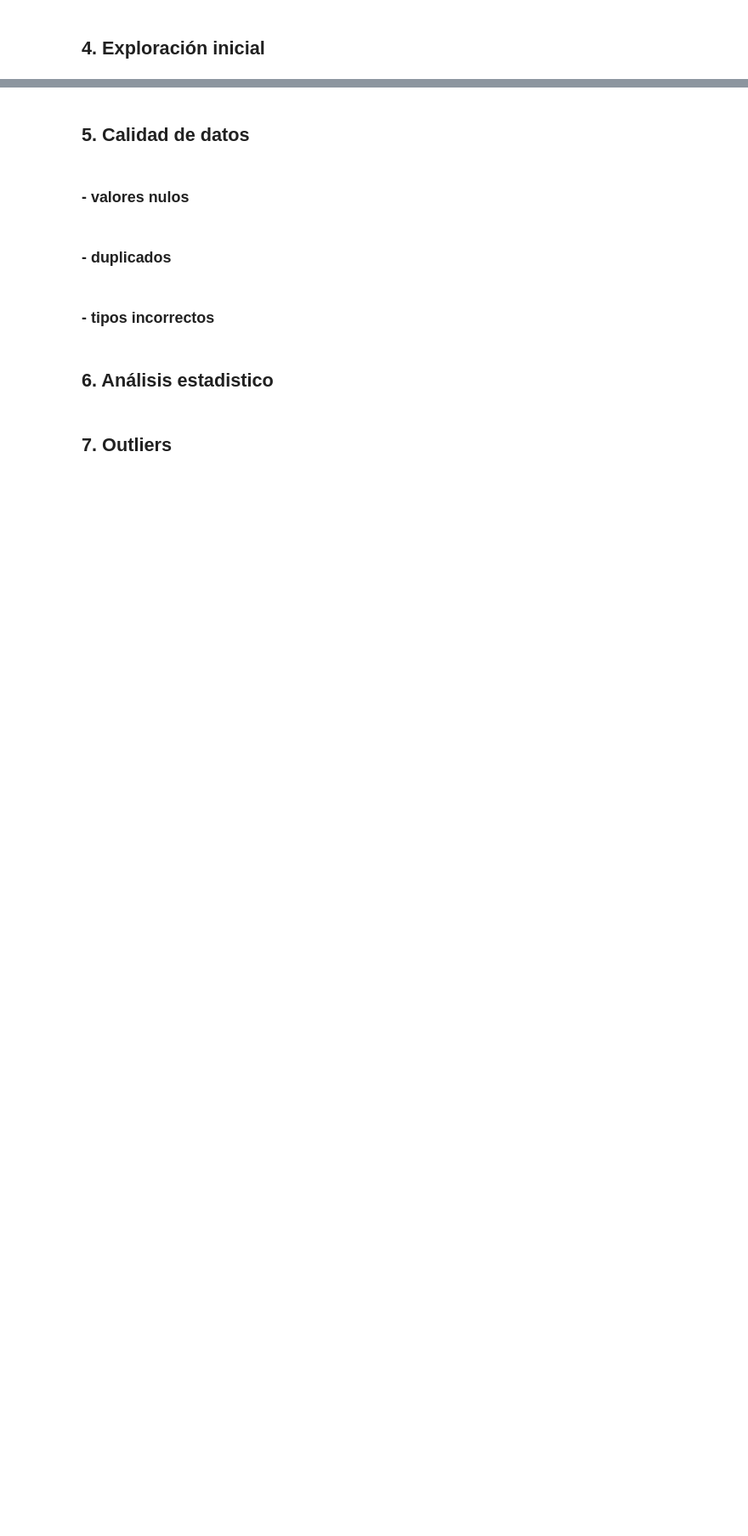
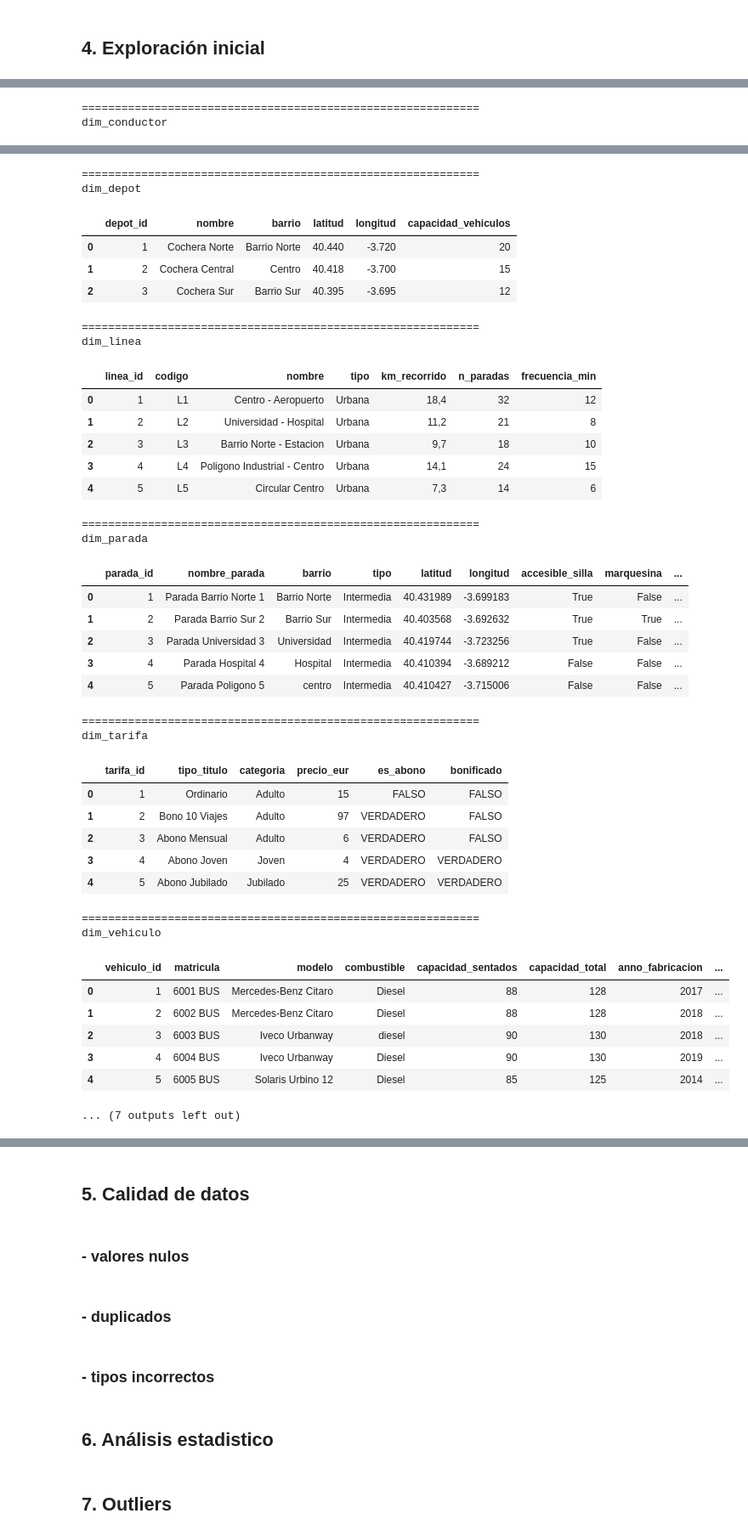
Before and after one commit to Gonzalo-6/Arranz_Alonso_Gonzalo_ProyectoFinal, a Jupyter notebook: 01_eda.ipynb, the cells around one changed output, grey strips where cells are left out. Shown at 85% size. Cells and saved outputs as stored; diff of their text form; code cells hidden in the pictures; blank space fills up the shorter version.

```diff
--- a/01_eda.ipynb
+++ b/01_eda.ipynb
@@ -26,7 +26,10 @@ dim_linea = pd.read_csv(
     sep=";"
     )
 dim_parada = pd.read_csv(RUTA / "dim_parada.csv")
-dim_tarifa = pd.read_csv(RUTA / "dim_tarifa.csv")
+dim_tarifa = pd.read_csv(
+    RUTA / "dim_tarifa.csv",
+    sep=";"
+    )
 dim_vehiculo = pd.read_csv(
     RUTA / "dim_vehiculo.csv",
     sep=";"
@@ -316,0 +50,15 @@ memory usage: 10.5 MB
+# %%
+tablas = {
+    "dim_conductor": dim_conductor,
+    "dim_depot": dim_depot,
+    "dim_linea": dim_linea,
+    "dim_parada": dim_parada,
+    "dim_tarifa": dim_tarifa,
+    "dim_vehiculo": dim_vehiculo,
+    "fact_incidencias": fact_incidencias,
+    "fact_mantenimiento": fact_mantenimiento,
+    "fact_viajes": fact_viajes
+}
+
+for nombre, tabla in tablas.items():
+    print(f"{nombre}: {tabla.shape}")
@@ -318,0 +81,5 @@ memory usage: 10.5 MB
+# %%
+for nombre, tabla in tablas.items():
+    print("="*60)
+    print(nombre)
+    tabla.info()
@@ -320,0 +110,8 @@ memory usage: 10.5 MB
+# %%
+for nombre, tabla in tablas.items():
+    print("="*60)
+    print(nombre)
+    display(tabla.head())
+# %% [output]
+============================================================
+dim_conductor
@@ -320,0 +124,39 @@ memory usage: 10.5 MB
+============================================================
+dim_depot
+|  | depot_id | nombre | barrio | latitud | longitud | capacidad_vehiculos |
+| 0 | 1 | Cochera Norte | Barrio Norte | 40.440 | -3.720 | 20 |
+| 1 | 2 | Cochera Central | Centro | 40.418 | -3.700 | 15 |
+| 2 | 3 | Cochera Sur | Barrio Sur | 40.395 | -3.695 | 12 |
+============================================================
+dim_linea
+|  | linea_id | codigo | nombre | tipo | km_recorrido | n_paradas | frecuencia_min |
+| 0 | 1 | L1 | Centro - Aeropuerto | Urbana | 18,4 | 32 | 12 |
+| 1 | 2 | L2 | Universidad - Hospital | Urbana | 11,2 | 21 | 8 |
+| 2 | 3 | L3 | Barrio Norte - Estacion | Urbana | 9,7 | 18 | 10 |
+| 3 | 4 | L4 | Poligono Industrial - Centro | Urbana | 14,1 | 24 | 15 |
+| 4 | 5 | L5 | Circular Centro | Urbana | 7,3 | 14 | 6 |
+============================================================
+dim_parada
+|  | parada_id | nombre_parada | barrio | tipo | latitud | longitud | accesible_silla | marquesina | ... |
+| 0 | 1 | Parada Barrio Norte 1 | Barrio Norte | Intermedia | 40.431989 | -3.699183 | True | False | ... |
+| 1 | 2 | Parada Barrio Sur 2 | Barrio Sur | Intermedia | 40.403568 | -3.692632 | True | True | ... |
+| 2 | 3 | Parada Universidad 3 | Universidad | Intermedia | 40.419744 | -3.723256 | True | False | ... |
+| 3 | 4 | Parada Hospital 4 | Hospital | Intermedia | 40.410394 | -3.689212 | False | False | ... |
+| 4 | 5 | Parada Poligono 5 | centro | Intermedia | 40.410427 | -3.715006 | False | False | ... |
+============================================================
+dim_tarifa
+|  | tarifa_id | tipo_titulo | categoria | precio_eur | es_abono | bonificado |
+| 0 | 1 | Ordinario | Adulto | 15 | FALSO | FALSO |
+| 1 | 2 | Bono 10 Viajes | Adulto | 97 | VERDADERO | FALSO |
+| 2 | 3 | Abono Mensual | Adulto | 6 | VERDADERO | FALSO |
+| 3 | 4 | Abono Joven | Joven | 4 | VERDADERO | VERDADERO |
+| 4 | 5 | Abono Jubilado | Jubilado | 25 | VERDADERO | VERDADERO |
+============================================================
+dim_vehiculo
+|  | vehiculo_id | matricula | modelo | combustible | capacidad_sentados | capacidad_total | anno_fabricacion | ... |
+| 0 | 1 | 6001 BUS | Mercedes-Benz Citaro | Diesel | 88 | 128 | 2017 | ... |
+| 1 | 2 | 6002 BUS | Mercedes-Benz Citaro | Diesel | 88 | 128 | 2018 | ... |
+| 2 | 3 | 6003 BUS | Iveco Urbanway | diesel | 90 | 130 | 2018 | ... |
+| 3 | 4 | 6004 BUS | Iveco Urbanway | Diesel | 90 | 130 | 2019 | ... |
+| 4 | 5 | 6005 BUS | Solaris Urbino 12 | Diesel | 85 | 125 | 2014 | ... |
+... (7 outputs left out)
```
Also changed, not shown: parts of 19 cells of this notebook, 3 other files.
